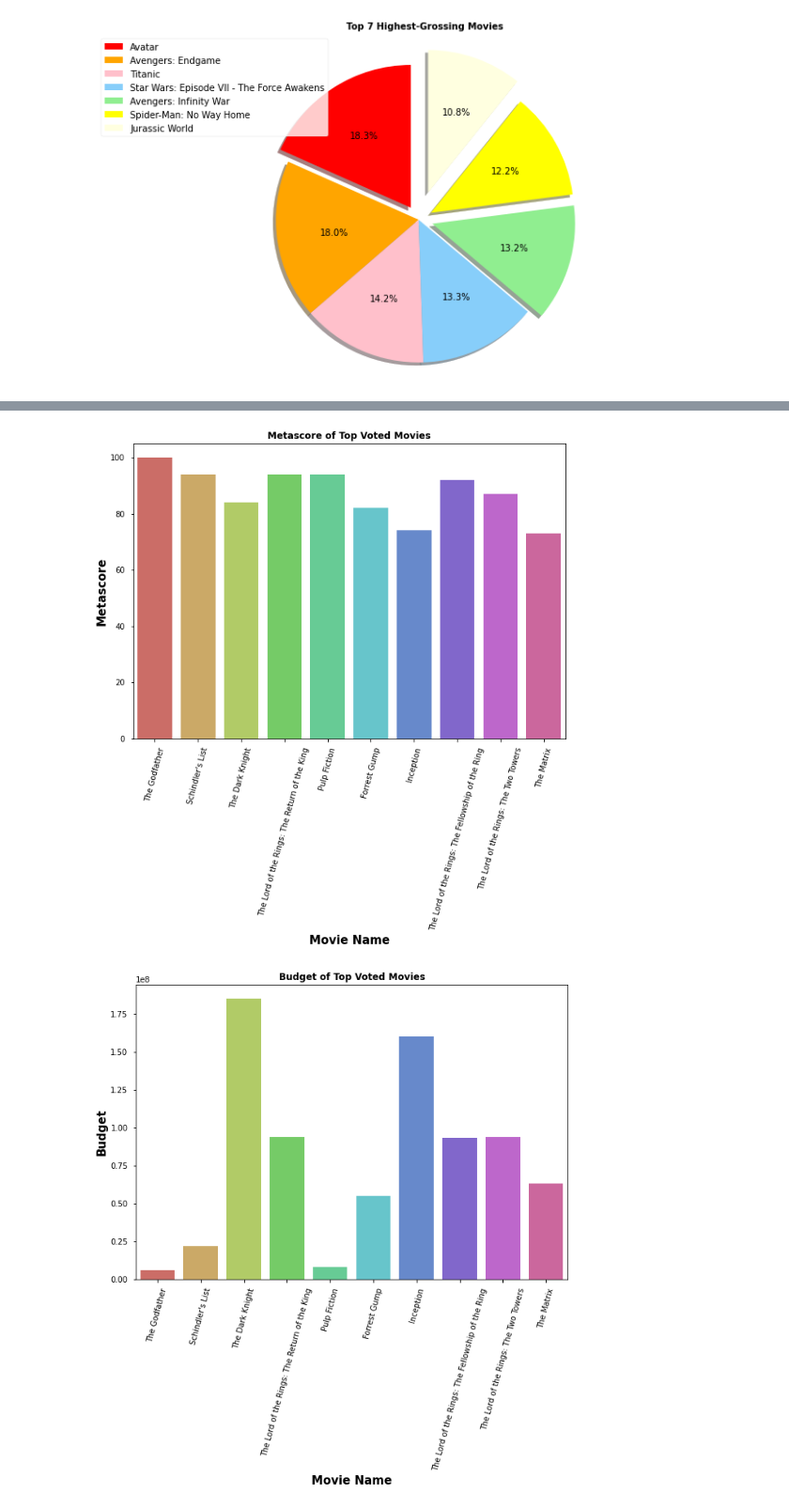
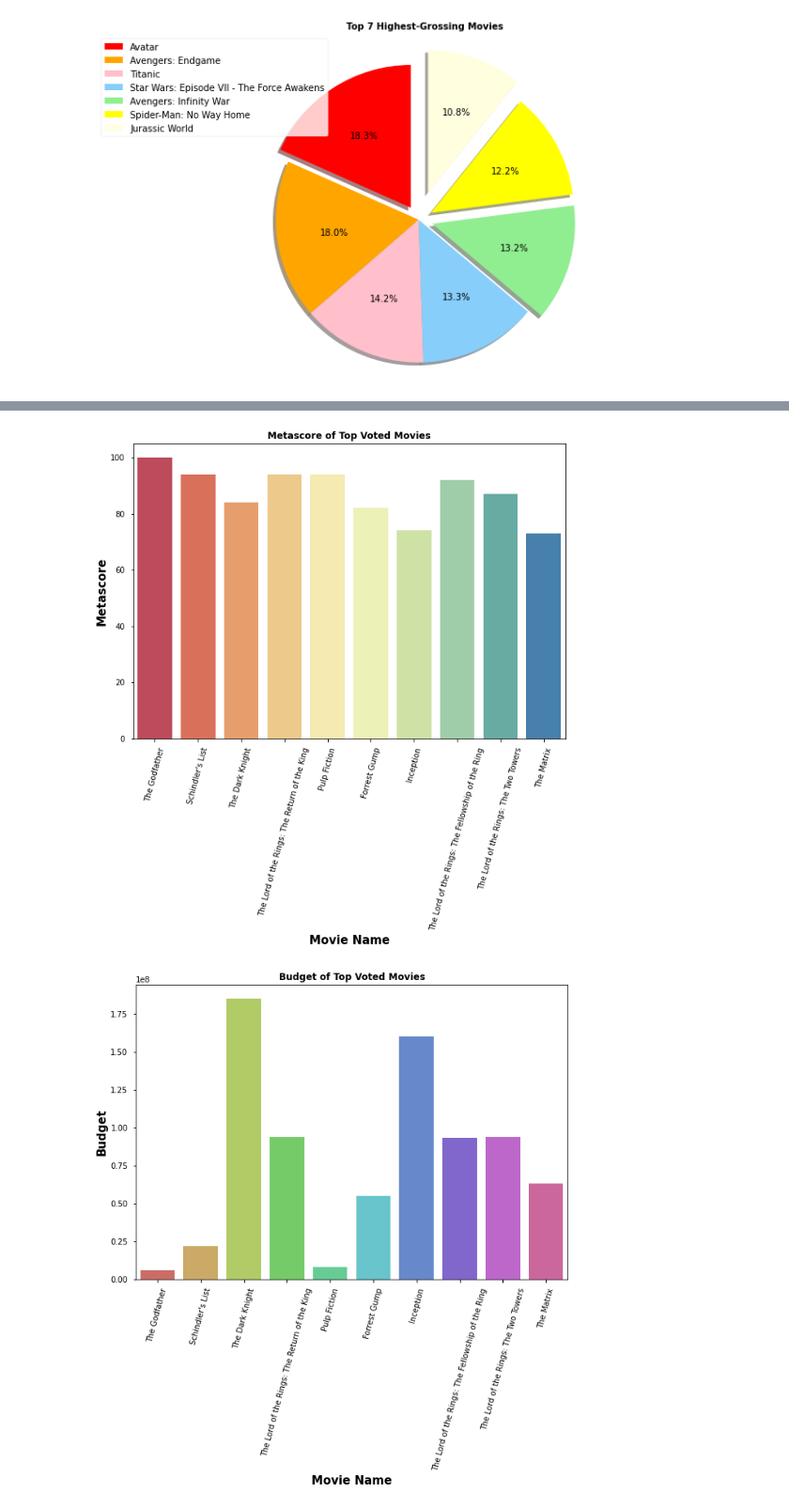
Before and after one commit to KubraErensoy/IMDb_WebScraping, a Jupyter notebook: IMDb_Regression.ipynb, the cells around one changed output, grey strips where cells are left out. Shown at 94% size. Drawn from its saved outputs; the diff is of its cells as text; code cells hidden in the pictures.

```diff
--- a/IMDb_Regression.ipynb
+++ b/IMDb_Regression.ipynb
@@ -404,13 +450,13 @@ plt.show()
 # %%
 fig,axs=plt.subplots(figsize=(10,7))
-g=sns.barplot(x=top_voted['movie_name'][:10],y=top_voted['metascore'][:10], palette = 'hls')
+g=sns.barplot(x=top_voted['movie_name'][:10],y=top_voted['metascore'][:10], palette = 'Spectral')
 plt.title("Metascore of Top Voted Movies", weight = "bold")
 plt.xlabel('Movie Name',fontsize=15,fontweight="bold")
 plt.ylabel('Metascore',fontsize=15,fontweight="bold")
 plt.xticks(rotation=75)
 plt.show()
 # %% [output]
-[figure, old version]
+[figure, new version]
 # %%
 fig,axs=plt.subplots(figsize=(10,7))
 g=sns.barplot(x=top_voted['movie_name'][:10],y=top_voted['budget'][:10], palette = 'hls')
```
Also changed, not shown: parts of 22 cells of this notebook.
